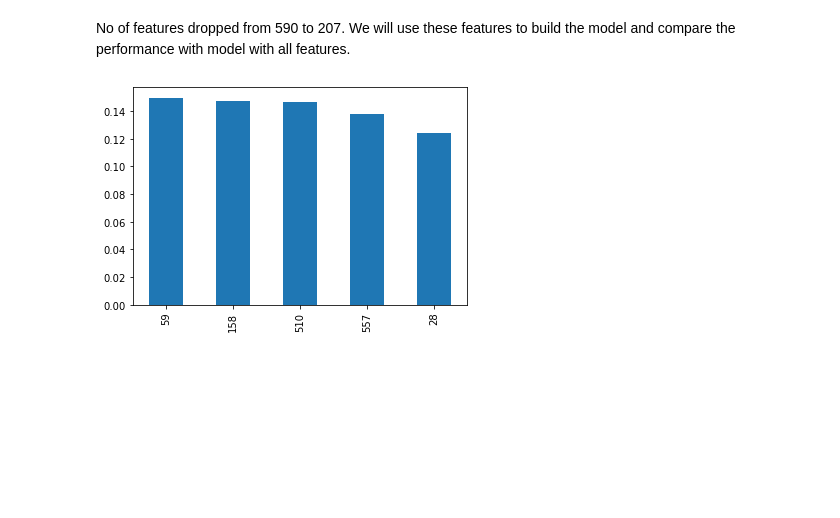
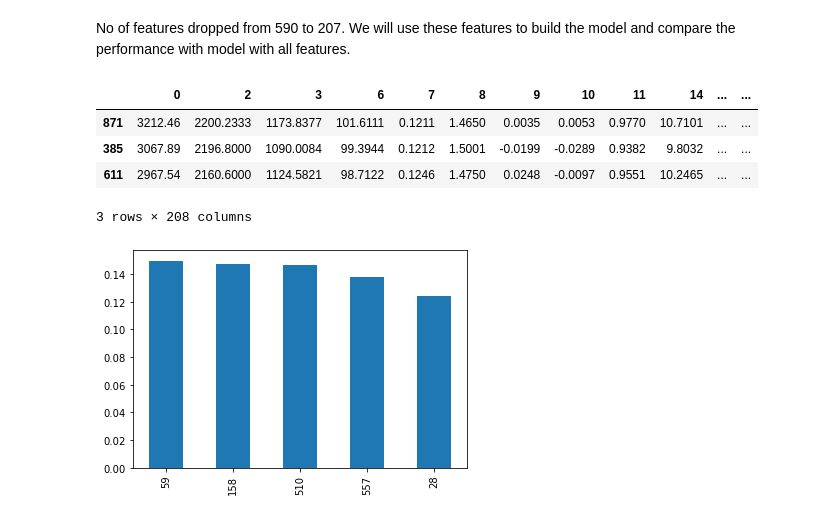
Before and after one commit to sapawar4/Udacity_Project3, a Jupyter notebook: Project3-lgbm.ipynb, the cells around one changed output. Saved outputs shown, nothing was run; the diff lists cells and outputs as text; code cells hidden in the pictures; blank space fills up the shorter version.

```diff
--- a/Project3-lgbm.ipynb
+++ b/Project3-lgbm.ipynb
@@ -189,4 +189,12 @@ len(x_lasso.drop('y',axis=1).columns[sfm.get_support()])
 No of features dropped from 590 to 207. We will use these features to build the model and compare the performance with model with all features.
 # %%
 x1_lasso = x_lasso[list(x_lasso.drop('y',axis=1).columns[sfm.get_support()])]
+# %%
+x1_lasso.head(3)
+# %% [output]
+|  | 0 | 2 | 3 | 6 | 7 | 8 | 9 | 10 | 11 | 14 | ... | ... |
+| 871 | 3212.46 | 2200.2333 | 1173.8377 | 101.6111 | 0.1211 | 1.4650 | 0.0035 | 0.0053 | 0.9770 | 10.7101 | ... | ... |
+| 385 | 3067.89 | 2196.8000 | 1090.0084 | 99.3944 | 0.1212 | 1.5001 | -0.0199 | -0.0289 | 0.9382 | 9.8032 | ... | ... |
+| 611 | 2967.54 | 2160.6000 | 1124.5821 | 98.7122 | 0.1246 | 1.4750 | 0.0248 | -0.0097 | 0.9551 | 10.2465 | ... | ... |
+3 rows × 208 columns
 # %%
```
Also changed, not shown: parts of 14 cells of this notebook.
